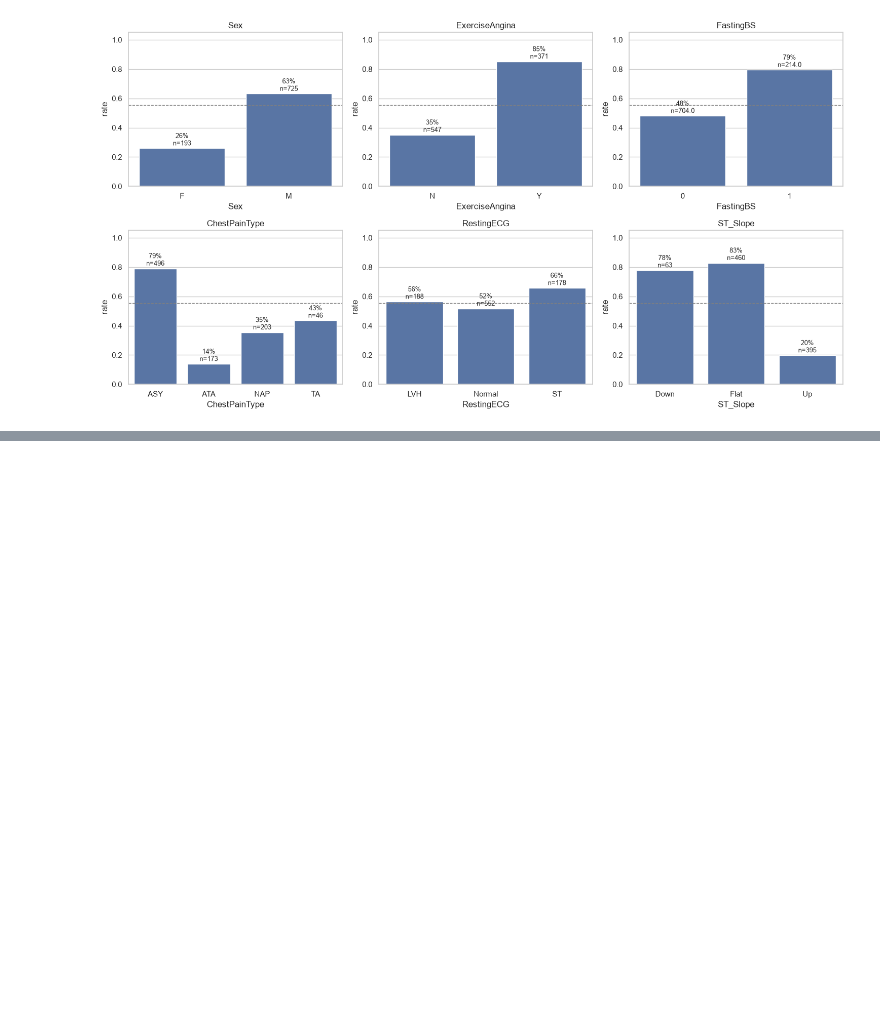
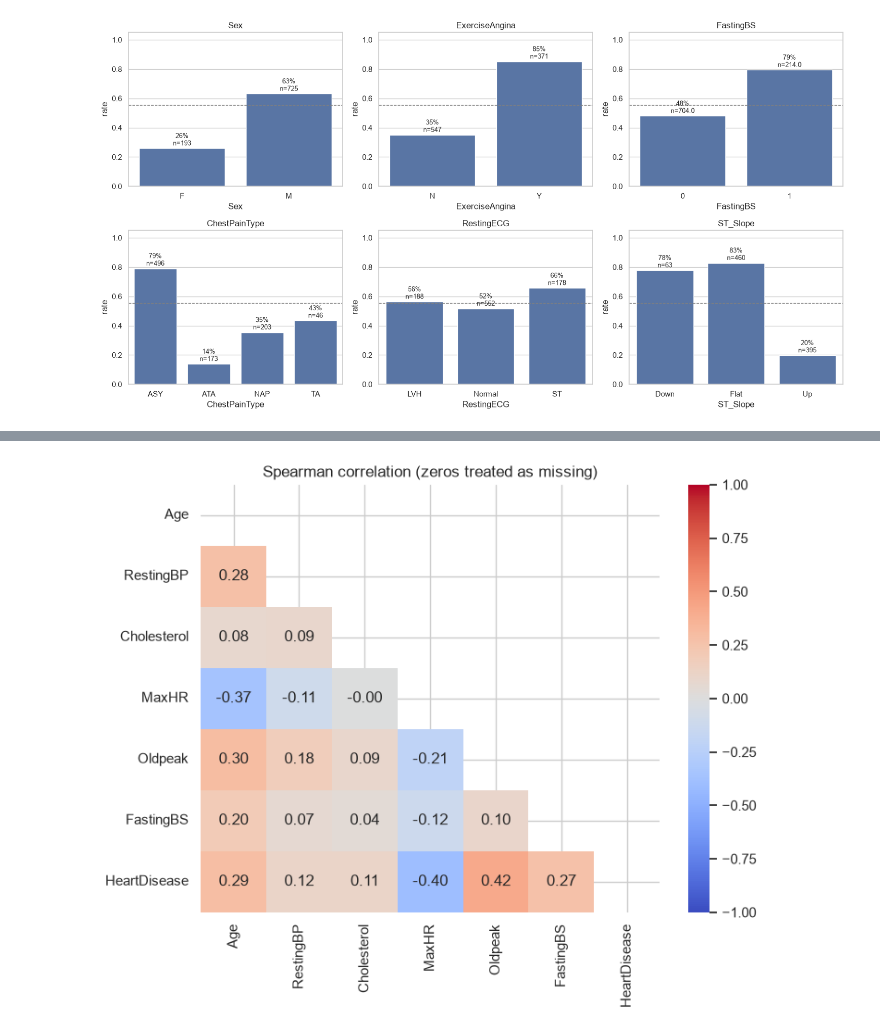
Before and after one commit to kostastranop/Heart-Failure, a Jupyter notebook: notebooks/01_eda.ipynb, the cells around one changed output, grey strips where cells are left out. Drawn from its saved outputs; the diff is of its cells as text; code cells hidden in the pictures; blank space fills up the shorter version.

```diff
--- a/notebooks/01_eda.ipynb
+++ b/notebooks/01_eda.ipynb
@@ -410,0 +401,6 @@ High disease rates are observed on the following features: Male (63%), Y in Exer
+# %%
+# Compare the correlation of numeric features with the target variable before and after cleaning the dataset
+cols = NUM_COLS + ["FastingBS", TARGET]
+before = df[cols].corr()[TARGET].drop(TARGET)
+after = df_clean[cols].corr()[TARGET].drop(TARGET)
+pd.DataFrame({"raw (zeros kept)": before, "cleaned": after}).round(2)
@@ -410,0 +415,11 @@ High disease rates are observed on the following features: Male (63%), Y in Exer
+# %%
+# Visualize the Spearman correlation matrix of the cleaned dataset
+corr = df_clean[cols].corr(method="spearman")
+mask = np.triu(np.ones_like(corr, dtype=bool))
+plt.figure(figsize=(8, 6))
+sns.heatmap(corr, mask=mask, annot=True, fmt=".2f", cmap="coolwarm", center=0, vmin=-1, vmax=1)
+plt.title("Spearman correlation (zeros treated as missing)")
+save_fig("06_correlation_heatmap")
+plt.show()
+# %% [output]
+[figure, added]
```
Also changed, not shown: parts of 14 cells of this notebook, 4 other files.
